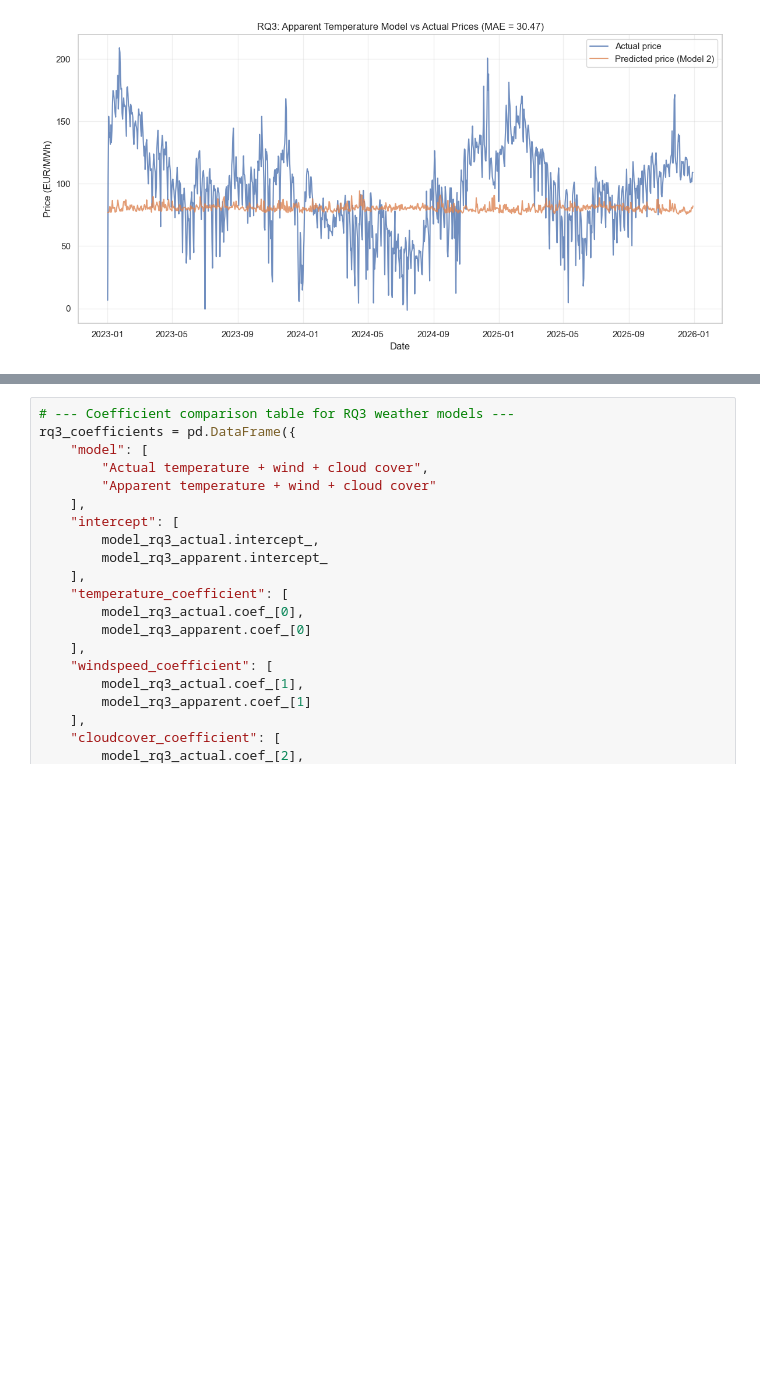
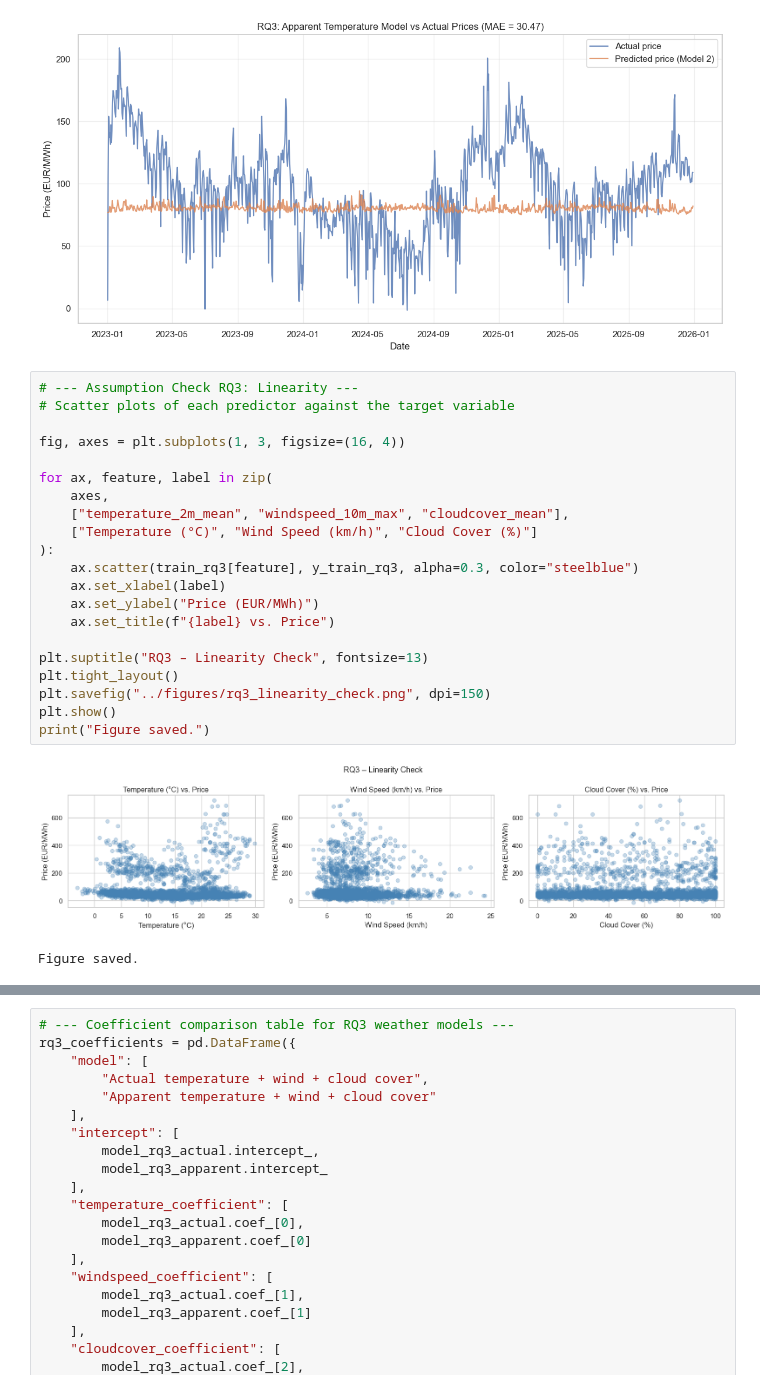
Before and after one commit to joelthedebugger/CIP_FS26_203, a Jupyter notebook: notebooks/03_analysis.ipynb, the cells around one changed output, grey strips where cells are left out. Cells and saved outputs as stored; diff of their text form; blank space fills up the shorter version.

Commit message:
adding the Assumption Check for RQ3

```diff
--- a/notebooks/03_analysis.ipynb
+++ b/notebooks/03_analysis.ipynb
@@ -900,3 +900,27 @@ plt.tight_layout()
 plt.show()
 # %% [output]
 [figure]
+# %%
+# --- Assumption Check RQ3: Linearity ---
+# Scatter plots of each predictor against the target variable
+
+fig, axes = plt.subplots(1, 3, figsize=(16, 4))
+
+for ax, feature, label in zip(
+    axes,
+    ["temperature_2m_mean", "windspeed_10m_max", "cloudcover_mean"],
+    ["Temperature (°C)", "Wind Speed (km/h)", "Cloud Cover (%)"]
+):
+    ax.scatter(train_rq3[feature], y_train_rq3, alpha=0.3, color="steelblue")
+    ax.set_xlabel(label)
+    ax.set_ylabel("Price (EUR/MWh)")
+    ax.set_title(f"{label} vs. Price")
+
+plt.suptitle("RQ3 – Linearity Check", fontsize=13)
+plt.tight_layout()
+plt.savefig("../figures/rq3_linearity_check.png", dpi=150)
+plt.show()
+print("Figure saved.")
+# %% [output]
+[figure, added]
+Figure saved.
```
Also changed, not shown: parts of 7 cells of this notebook.
